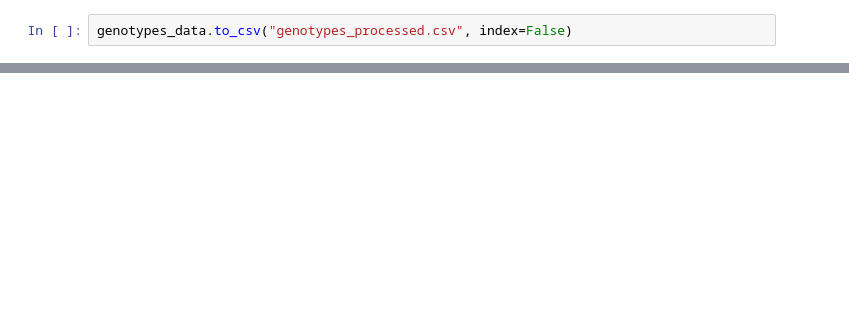
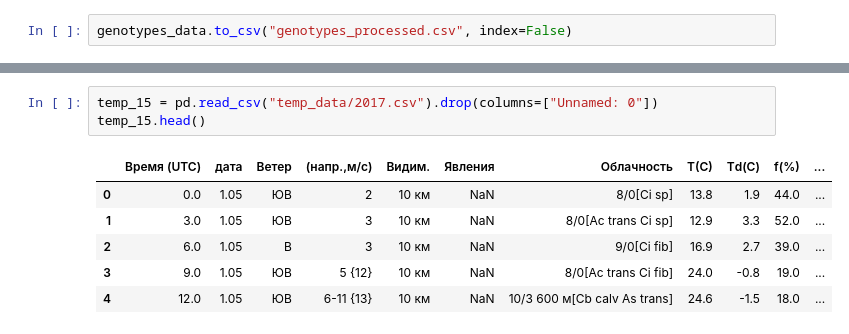
Before and after one commit to eMasov/AgroHack-Amalgama, a Jupyter notebook: AgroHack EDA.ipynb, the cells around one changed output, grey strips where cells are left out. Drawn from its saved outputs; the diff is of its cells as text; blank space fills up the shorter version.

```diff
--- a/AgroHack EDA.ipynb
+++ b/AgroHack EDA.ipynb
@@ -140,0 +267,10 @@ genotypes_data.iloc[:,:9].describe()
+# %%
+temp_15 = pd.read_csv("temp_data/2017.csv").drop(columns=["Unnamed: 0"])
+temp_15.head()
+# %% [output]
+|  | Время (UTC) | дата | Ветер | (напр.,м/с) | Видим. | Явления | Облачность | Т(С) | Тd(С) | f(%) | ... |
+| 0 | 0.0 | 1.05 | ЮВ | 2 | 10 км | NaN | 8/0[Ci sp] | 13.8 | 1.9 | 44.0 | ... |
+| 1 | 3.0 | 1.05 | ЮВ | 3 | 10 км | NaN | 8/0[Ac trans Ci sp] | 12.9 | 3.3 | 52.0 | ... |
+| 2 | 6.0 | 1.05 | В | 3 | 10 км | NaN | 9/0[Ci fib] | 16.9 | 2.7 | 39.0 | ... |
+| 3 | 9.0 | 1.05 | ЮВ | 5 {12} | 10 км | NaN | 8/0[Ac trans Ci fib] | 24.0 | -0.8 | 19.0 | ... |
+| 4 | 12.0 | 1.05 | ЮВ | 6-11 {13} | 10 км | NaN | 10/3 600 м[Cb calv As trans] | 24.6 | -1.5 | 18.0 | ... |
```
Also changed, not shown: parts of 18 cells of this notebook.
